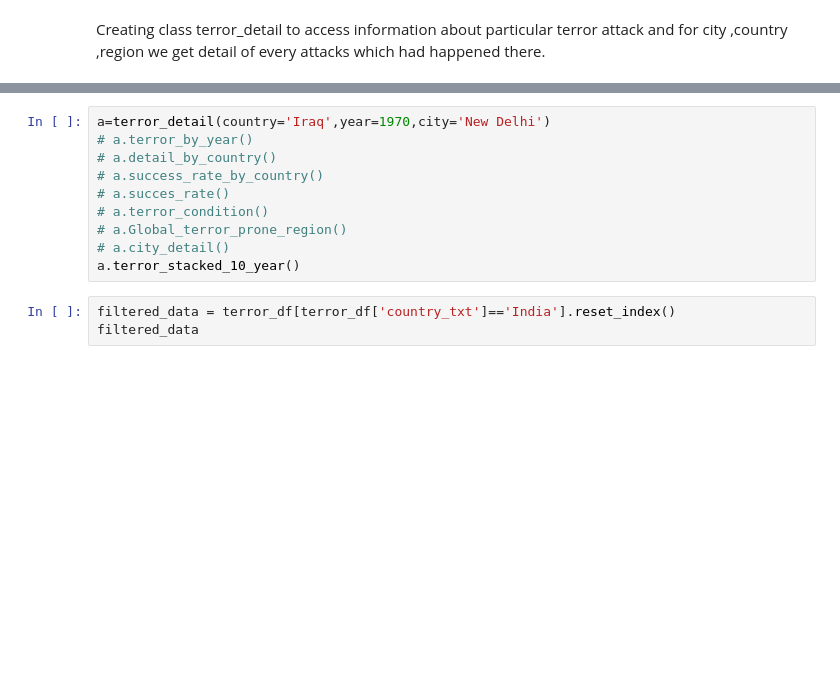
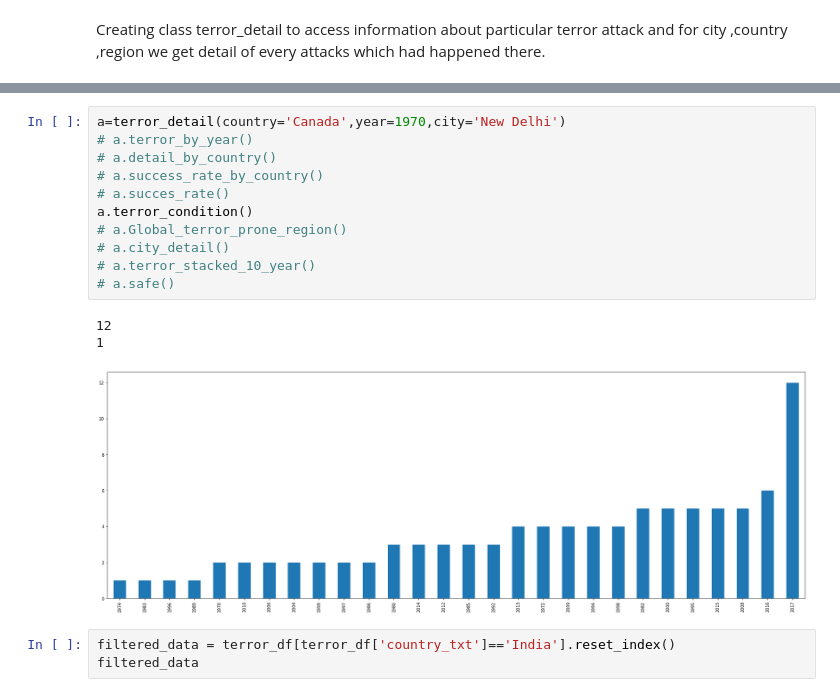
Before and after one commit to surajpandey11/Team-5--Capstone, a Jupyter notebook: Suraj_Pandey_Team_5_Capstone_Project.ipynb, the cells around one changed output, grey strips where cells are left out. Cells and saved outputs as stored; diff of their text form; blank space fills up the shorter version.

```diff
--- a/Suraj_Pandey_Team_5_Capstone_Project.ipynb
+++ b/Suraj_Pandey_Team_5_Capstone_Project.ipynb
@@ -510,15 +682,20 @@ class terror_detail:
   def info_detail_string():
     pass
 # %%
-a=terror_detail(country='Iraq',year=1970,city='New Delhi')
+a=terror_detail(country='Canada',year=1970,city='New Delhi')
 # a.terror_by_year()
 # a.detail_by_country()
 # a.success_rate_by_country()
 # a.succes_rate()
-# a.terror_condition()
+a.terror_condition()
 # a.Global_terror_prone_region()
 # a.city_detail()
-a.terror_stacked_10_year()
+# a.terror_stacked_10_year()
+# a.safe()
+# %% [output]
+12
+1
+[figure, added]
 # %%
 filtered_data = terror_df[terror_df['country_txt']=='India'].reset_index()
 filtered_data
```
Also changed, not shown: parts of 10 cells of this notebook.
